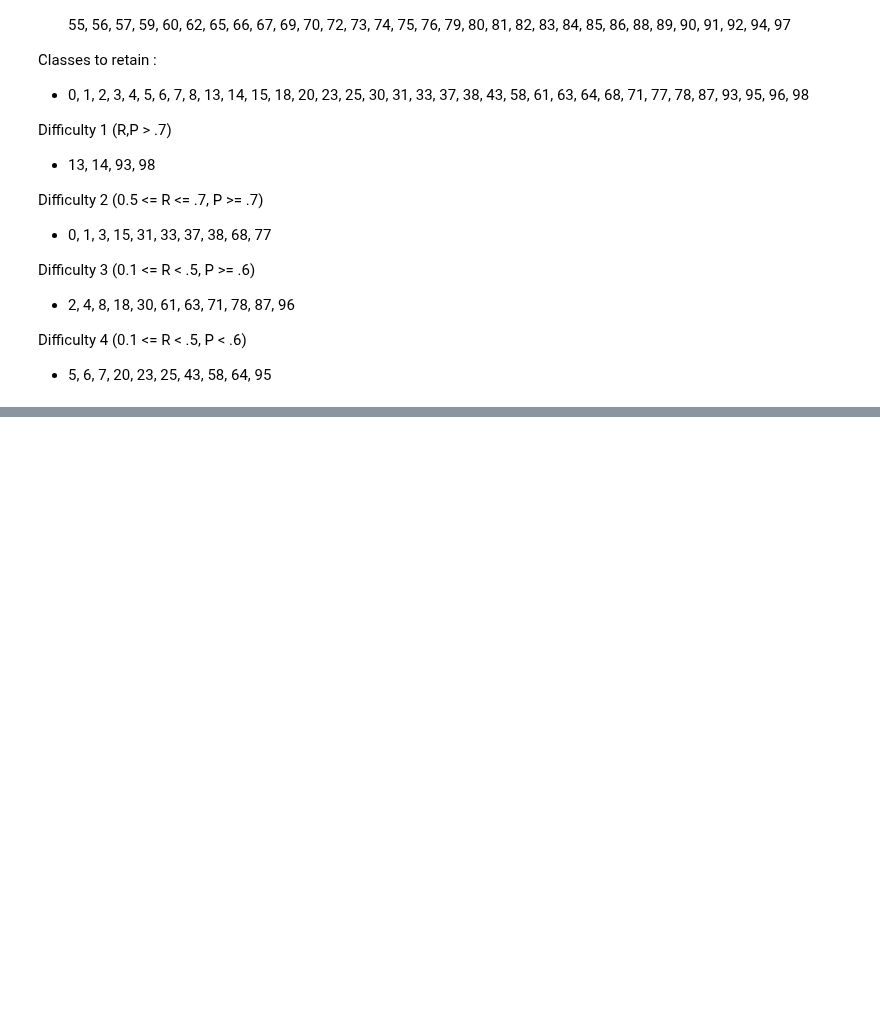
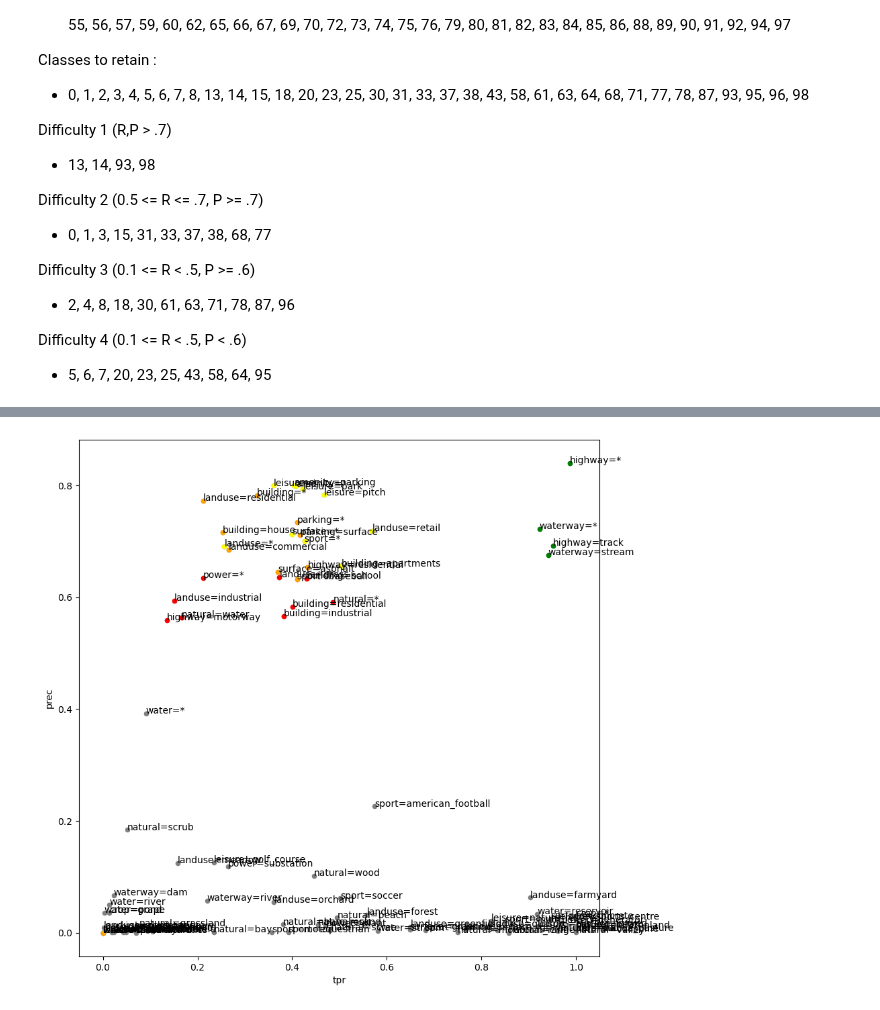
Before and after one commit to Clay-foundation/earth-text, a Jupyter notebook: notebooks/models/04 - multilabel classification.ipynb, the cells around one changed output, grey strips where cells are left out. Cells and saved outputs as stored; diff of their text form; code cells hidden in the pictures; blank space fills up the shorter version.

```diff
--- a/notebooks/models/04 - multilabel classification.ipynb
+++ b/notebooks/models/04 - multilabel classification.ipynb
@@ -186,0 +317,3 @@ Difficulty 4 (0.1 <= R < .5, P < .6)
+# %%
+r = [metr(targets[:,c], predictions[:,c]>.5) for c in range(targets.shape[-1])]
+r = pd.DataFrame(r)
@@ -186,0 +325,12 @@ Difficulty 4 (0.1 <= R < .5, P < .6)
+# %%
+ax = r[['tpr', 'prec']].plot(kind='scatter', x='tpr', y='prec', c='gray', figsize=(10,10))
+r[['tpr', 'prec']].loc[classes_difficulty_4].plot(kind='scatter', x='tpr', y='prec', c='red', ax=ax)
+r[['tpr', 'prec']].loc[classes_difficulty_3].plot(kind='scatter', x='tpr', y='prec', c='orange', ax=ax)
+r[['tpr', 'prec']].loc[classes_difficulty_2].plot(kind='scatter', x='tpr', y='prec', c='yellow', ax=ax)
+r[['tpr', 'prec']].loc[classes_difficulty_1].plot(kind='scatter', x='tpr', y='prec', c='green', ax=ax);
+
+for i in range(len(np.array(r.tpr))):
+    if not np.isnan(np.array(r.prec)[i]):
+        ax.text(x=np.array(r.tpr)[i], y=np.array(r.prec)[i], s=name_dict[list(r.index)[i]], size=10)
+# %% [output]
+[figure, added]
```
Also changed, not shown: parts of 26 cells of this notebook.
